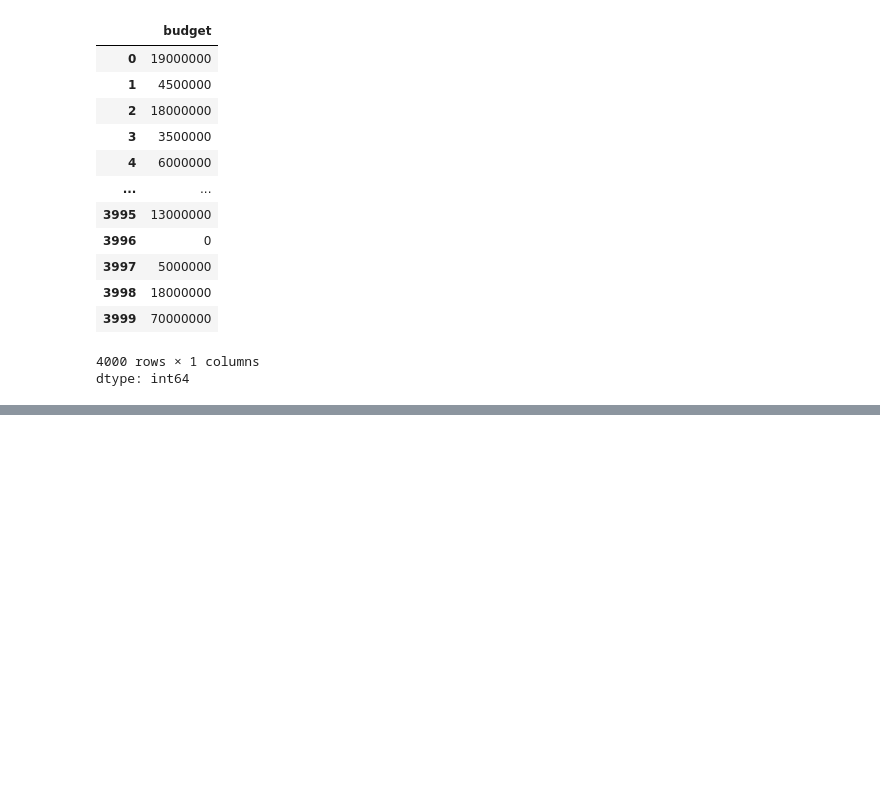
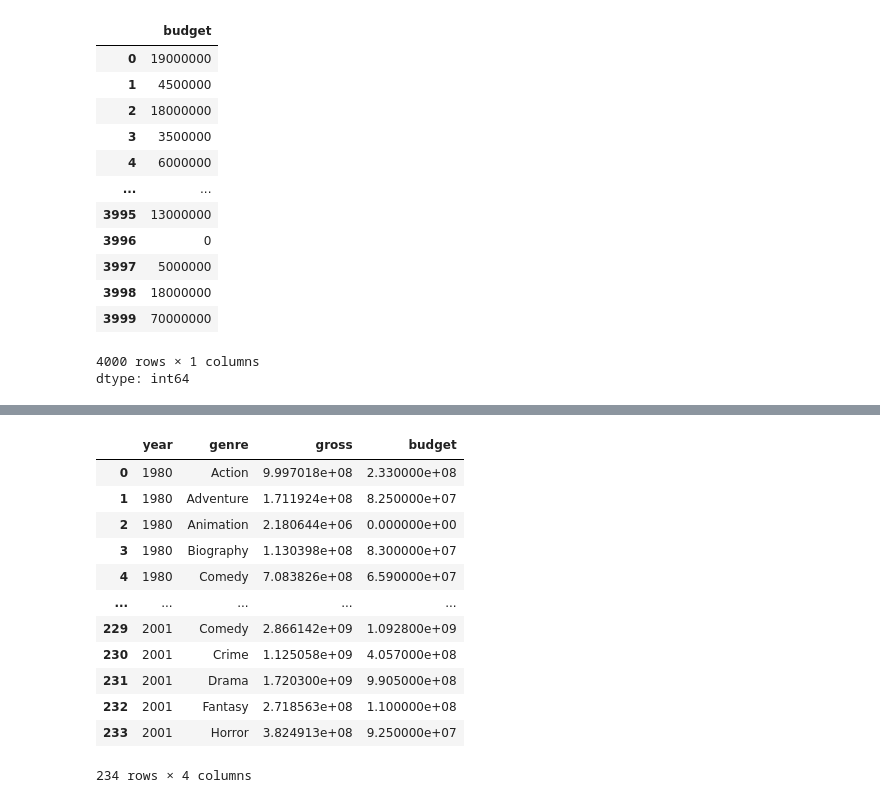
Before and after one commit to Divyanshucode93/GoogleColabsPractice, a Jupyter notebook: movies_Practise.ipynb, the cells around one changed output, grey strips where cells are left out. Cells and saved outputs as stored; diff of their text form; code cells hidden in the pictures; blank space fills up the shorter version.

```diff
--- a/movies_Practise.ipynb
+++ b/movies_Practise.ipynb
@@ -364,0 +481,17 @@ df
+# %%
+# Multi-Column Grouping: Calculate the total gross and total budget for every combination of year and genre.
+df.groupby(['year','genre'])[['gross','budget']].sum().reset_index()
+# %% [output]
+|  | year | genre | gross | budget |
+| 0 | 1980 | Action | 9.997018e+08 | 2.330000e+08 |
+| 1 | 1980 | Adventure | 1.711924e+08 | 8.250000e+07 |
+| 2 | 1980 | Animation | 2.180644e+06 | 0.000000e+00 |
+| 3 | 1980 | Biography | 1.130398e+08 | 8.300000e+07 |
+| 4 | 1980 | Comedy | 7.083826e+08 | 6.590000e+07 |
+| ... | ... | ... | ... | ... |
+| 229 | 2001 | Comedy | 2.866142e+09 | 1.092800e+09 |
+| 230 | 2001 | Crime | 1.125058e+09 | 4.057000e+08 |
+| 231 | 2001 | Drama | 1.720300e+09 | 9.905000e+08 |
+| 232 | 2001 | Fantasy | 2.718563e+08 | 1.100000e+08 |
+| 233 | 2001 | Horror | 3.824913e+08 | 9.250000e+07 |
+234 rows × 4 columns
```
Also changed, not shown: parts of 15 cells of this notebook.
